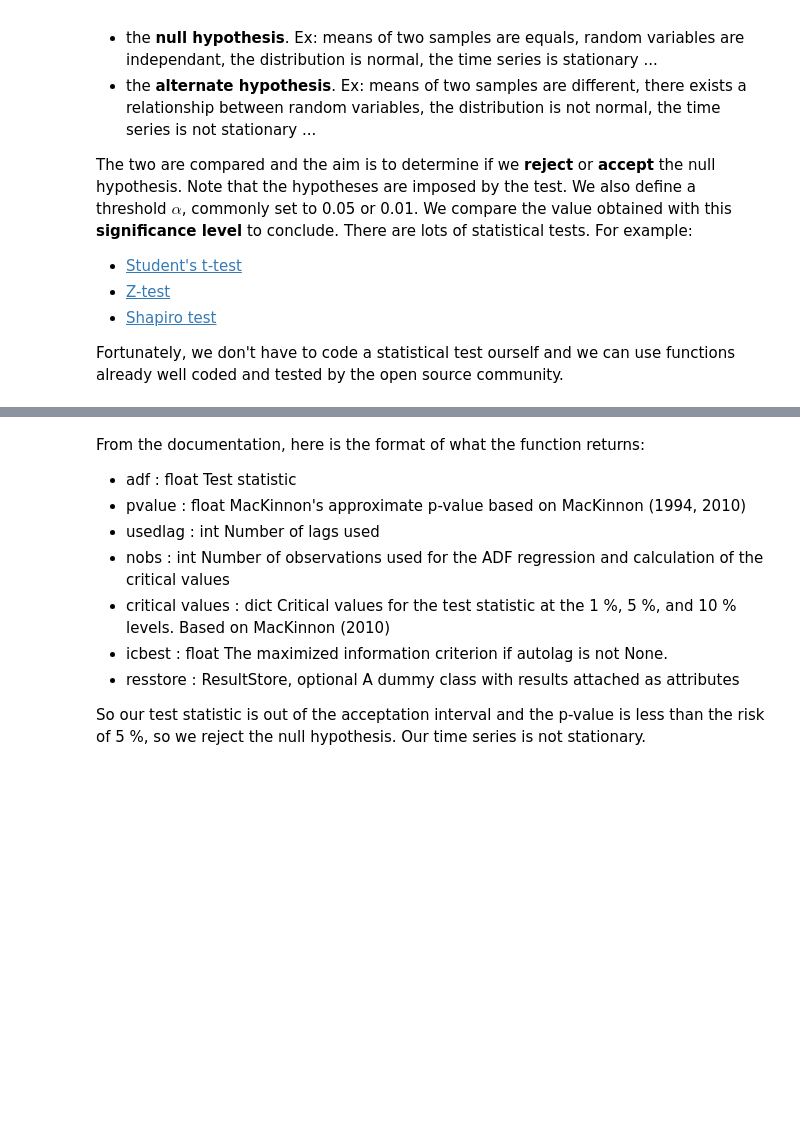
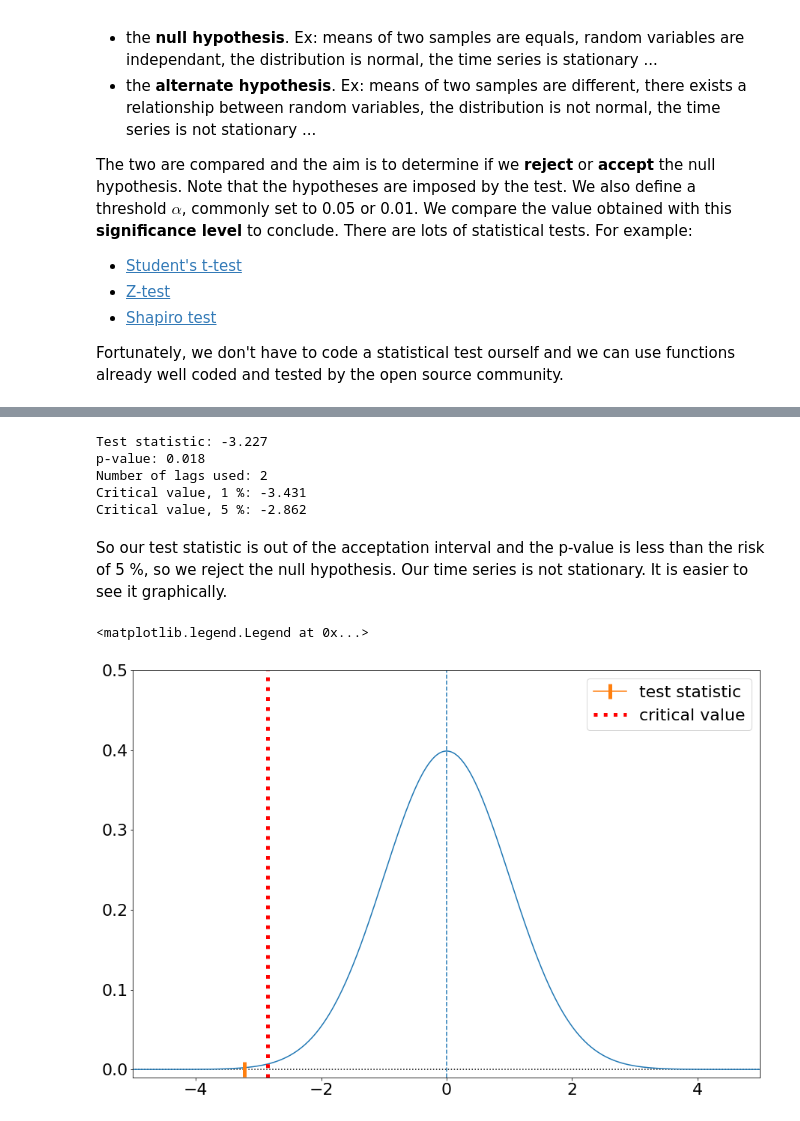
Before and after one commit to goujonbe/data_science_for_finance, a Jupyter notebook: time_series_forecasting.ipynb, the cells around one changed output, grey strips where cells are left out. Cells and saved outputs as stored; diff of their text form; code cells hidden in the pictures; blank space fills up the shorter version.

```diff
--- a/time_series_forecasting.ipynb
+++ b/time_series_forecasting.ipynb
@@ -117,20 +106,54 @@ sm.tsa.stattools.adfuller(stock_price)
-# %% [markdown]
-From the documentation, here is the format of what the function returns:
-* adf : float
-    Test statistic
-* pvalue : float
-    MacKinnon's approximate p-value based on MacKinnon (1994, 2010)
-* usedlag : int
-    Number of lags used
-* nobs : int
-    Number of observations used for the ADF regression and calculation of
-    the critical values
-* critical values : dict
-    Critical values for the test statistic at the 1 %, 5 %, and 10 %
-    levels. Based on MacKinnon (2010)
-* icbest : float
-    The maximized information criterion if autolag is not None.
-* resstore : ResultStore, optional
-    A dummy class with results attached as attributes
-
-So our test statistic is out of the acceptation interval and the p-value is less than the risk of 5 %, so we reject the null hypothesis. Our time series is not stationary.
+# %%
+from statsmodels.tsa.stattools import adfuller
+
+def test_stationarity(x):
+    """test the stationarity of a time series using the augmented Dickey Fuller test.
+    See the documentation for the object returned."""
+    results = adfuller(x)
+    print(f"Test statistic: {results[0]:.3f}")
+    print(f"p-value: {results[1]:.3f}")
+    print(f"Number of lags used: {results[2]}")
+    print(f"Critical value, 1 %: {results[4]['1%']:.3f}")
+    print(f"Critical value, 5 %: {results[4]['5%']:.3f}")
+
+test_stationarity(stock_price)
+# %% [output]
+Test statistic: -3.227
+p-value: 0.018
+Number of lags used: 2
+Critical value, 1 %: -3.431
+Critical value, 5 %: -2.862
+# %% [markdown]
+So our test statistic is out of the acceptation interval and the p-value is less than the risk of 5 %, so we reject the null hypothesis. Our time series is not stationary. It is easier to see it graphically.
+# %%
+from scipy.stats import norm
+
+plt.rcParams['figure.figsize'] = [15,10]
+plt.rcParams['font.size'] = 22
+
+# generate 500 points between -5 and 5
+x = np.linspace(-5, 5, 500)
+
+# get for each x in [-5, 5] the corresponding value by the normal distribution
+y = norm.pdf(x, loc=0, scale=1)
+
+# plot the bell curve
+plt.plot(x, y)
+
+# a few changes to clarify the visualization
+plt.xlim([-5,5])
+plt.ylim([-0.01,0.5])
+plt.hlines(0, xmin=-10, xmax=10, linestyle='dotted')
+plt.axvline(linestyle='dashed')
+
+# plot the test statistic
+plt.plot(-3.22, 0, marker='|', markersize=20, markeredgewidth=5, label='test statistic')
+
+# plot a vertical line corresponding to the critical value
+plt.axvline(-2.86, color='red', linestyle='dotted', linewidth=5, label='critical value')
+
+# display the legend of lines and points
+plt.legend()
+# %% [output]
+<matplotlib.legend.Legend at 0x...>
+[figure, added]
```
Also changed, not shown: parts of 11 cells of this notebook.
